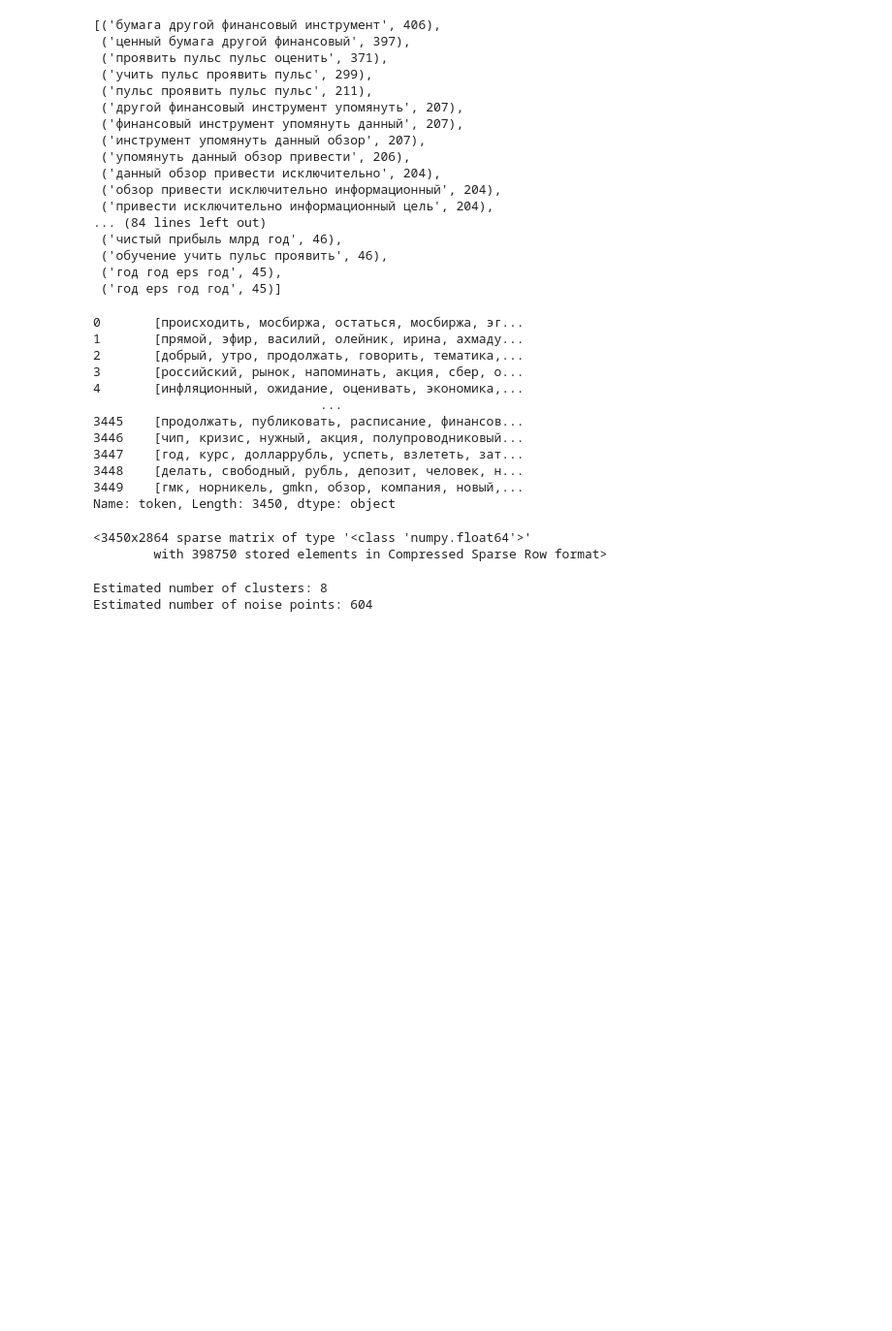
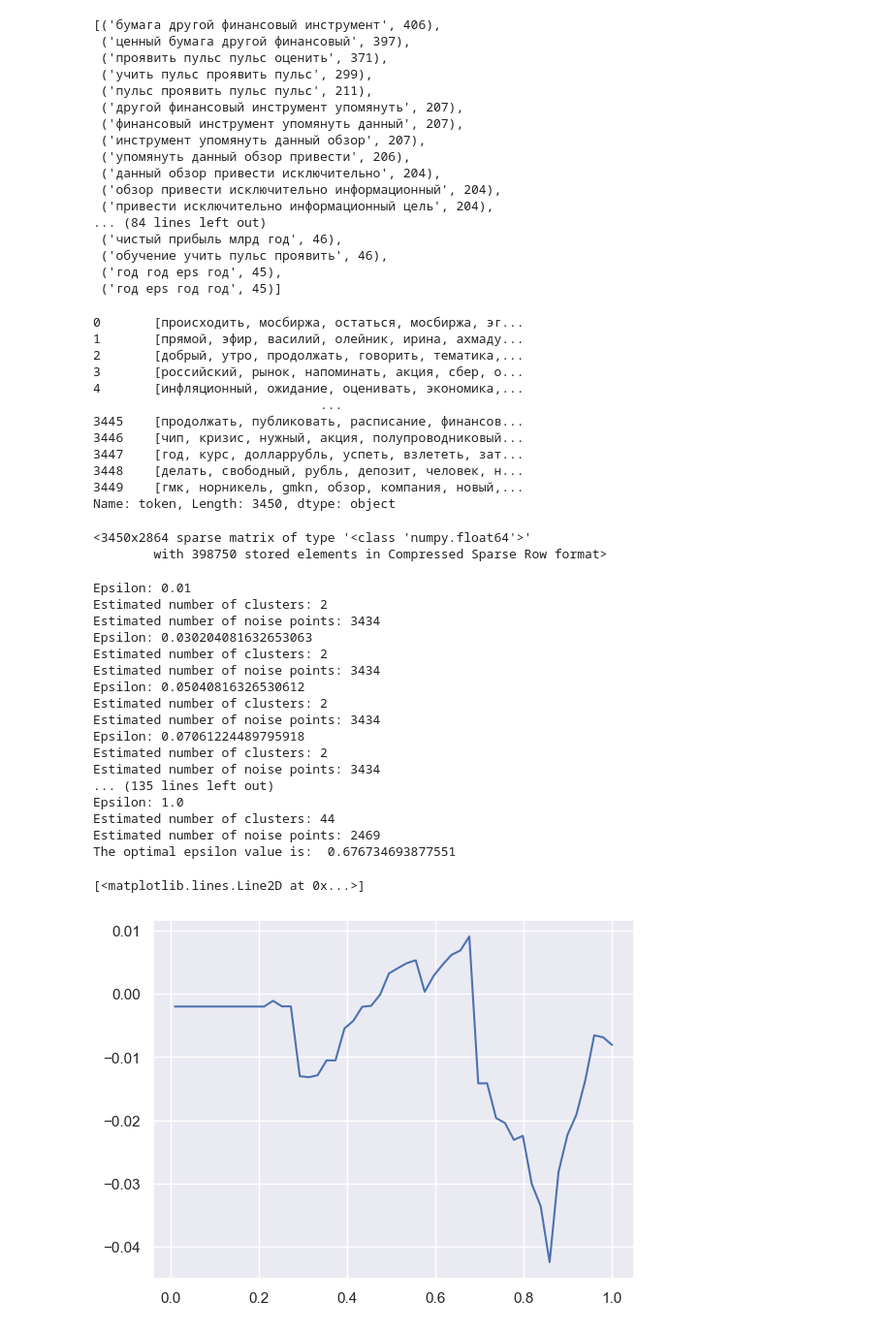
Before and after one commit to Dforgeek/Tinkoff_Pulse_Analyzer, a Jupyter notebook: Emotion_Analyzer.ipynb, the cells around one changed output. Shown at 97% size. Drawn from its saved outputs; the diff is of its cells as text; code cells hidden in the pictures; blank space fills up the shorter version.

Commit message:
feat: found optimal epsilon for current data

```diff
--- a/Emotion_Analyzer.ipynb
+++ b/Emotion_Analyzer.ipynb
@@ -365,17 +365,41 @@ X
         with 398750 stored elements in Compressed Sparse Row format>
 # %%
 from sklearn.cluster import DBSCAN, k_means
-from sklearn.preprocessing import StandardScaler
+from sklearn.metrics import silhouette_score
 
 
-db = DBSCAN(eps=1.18, min_samples=5).fit(X)
-labels = db.labels_
-
-# Number of clusters in labels, ignoring noise if present.
-n_clusters_ = len(set(labels)) - (1 if -1 in labels else 0)
-n_noise_ = list(labels).count(-1)
-print("Estimated number of clusters: %d" % n_clusters_)
-print("Estimated number of noise points: %d" % n_noise_)
+eps_values = np.linspace(0.01, 1, 50)
+silhouette_values = []
+for eps in eps_values:
+    db = DBSCAN(eps=eps).fit(X)
+    labels = db.labels_
+    silhouette_values.append(silhouette_score(X, labels))
+    # Number of clusters in labels, ignoring noise if present.
+    n_clusters_ = len(set(labels)) - (1 if -1 in labels else 0)
+    n_noise_ = list(labels).count(-1)
+    print("Epsilon:", eps)
+    print("Estimated number of clusters: %d" % n_clusters_)
+    print("Estimated number of noise points: %d" % n_noise_)
+best_eps = eps_values[np.argmax(silhouette_values)]
+print("The optimal epsilon value is: ", best_eps)
+plt.plot(eps_values, silhouette_values)
 # %% [output]
-Estimated number of clusters: 8
-Estimated number of noise points: 604
+Epsilon: 0.01
+Estimated number of clusters: 2
+Estimated number of noise points: 3434
+Epsilon: 0.030204081632653063
+Estimated number of clusters: 2
+Estimated number of noise points: 3434
+Epsilon: 0.05040816326530612
+Estimated number of clusters: 2
+Estimated number of noise points: 3434
+Epsilon: 0.07061224489795918
+Estimated number of clusters: 2
+Estimated number of noise points: 3434
+... (135 lines left out)
+Epsilon: 1.0
+Estimated number of clusters: 44
+Estimated number of noise points: 2469
+The optimal epsilon value is:  0.676734693877551
+[<matplotlib.lines.Line2D at 0x...>]
+[figure, added]
```
Also changed, not shown: parts of 4 cells of this notebook.
